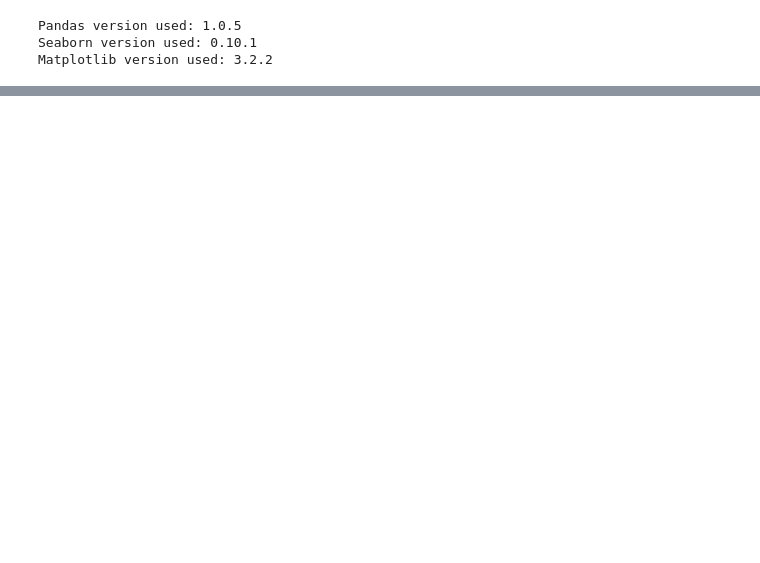
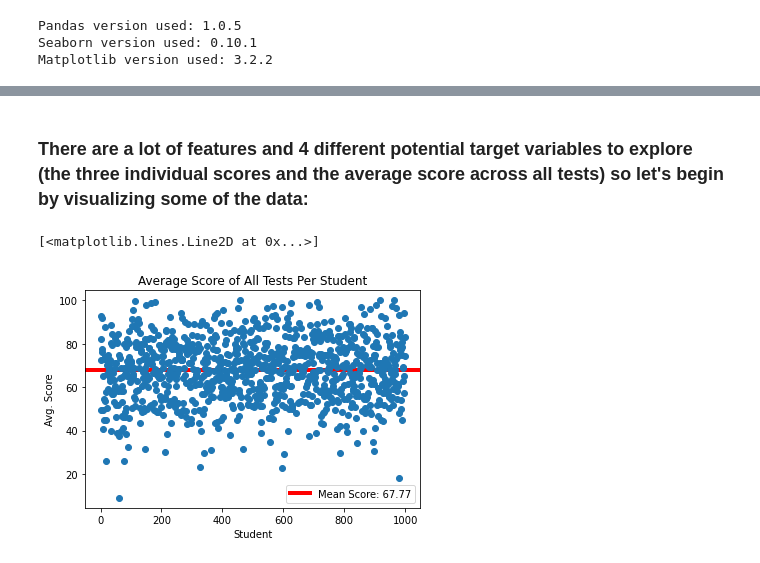
Before and after one commit to dbbabcock/data602_project_1_student_success, a Jupyter notebook: stu_perf_eda.ipynb, the cells around one changed output, grey strips where cells are left out. Drawn from its saved outputs; the diff is of its cells as text; code cells hidden in the pictures; blank space fills up the shorter version.

```diff
--- a/stu_perf_eda.ipynb
+++ b/stu_perf_eda.ipynb
@@ -37,0 +27,16 @@ stu_perf_df.describe()
+# %% [markdown]
+<h3>There are a lot of features and 4 different potential target variables to explore (the three individual scores and the average score across all tests) so let's begin by visualizing some of the data:
+# %%
+# Let's begin with a scatterplot of the average score:
+x = stu_perf_df.index
+y = stu_perf_df['avg_score']
+plt.title('Average Score of All Tests Per Student')
+# Draw a line at the mean of the avg_score
+plt.axhline(y=y.mean(), c='r', lw=4, label='Mean Score: ' + str(round(y.mean(), 2)))
+plt.legend()
+plt.xlabel('Student')
+plt.ylabel('Avg. Score')
+plt.plot(x, y, 'o')
+# %% [output]
+[<matplotlib.lines.Line2D at 0x...>]
+[figure, added]
```
Also changed, not shown: parts of 4 cells of this notebook.
